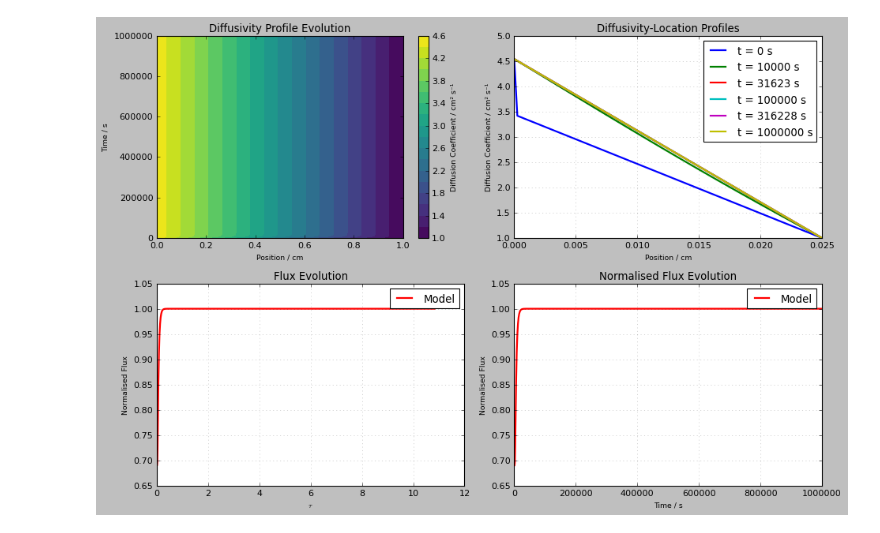
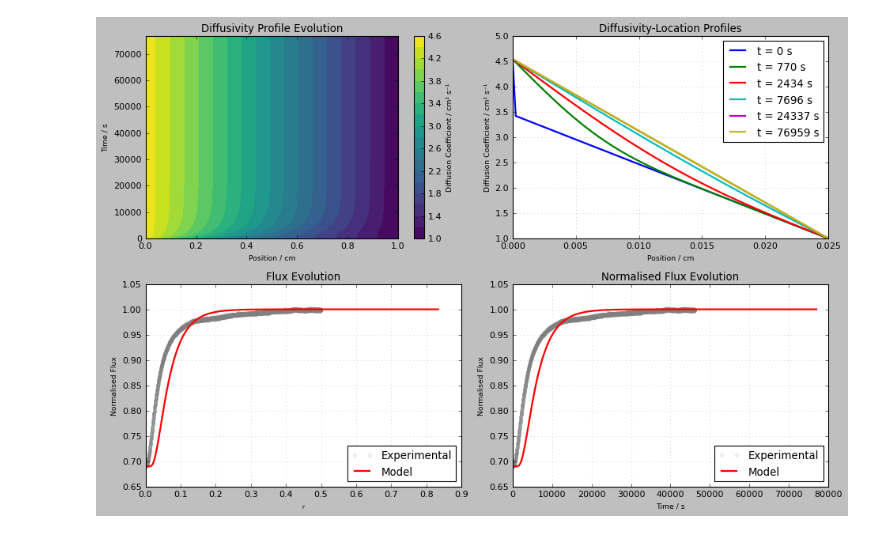
Before and after one commit to louis-sh-nguyen/object-oriented-pemeation-analysis, a Jupyter notebook: notebooks/pressure-step-modelling.ipynb, the cells around one changed output. Drawn from its saved outputs; the diff is of its cells as text; code cells hidden in the pictures.

Commit message:
add exp data to pressure-step model

```diff
--- a/notebooks/pressure-step-modelling.ipynb
+++ b/notebooks/pressure-step-modelling.ipynb
@@ -125,3 +127,26 @@ def _solve_pde(previous_D1_prime, D1_prime, DT_0, T, X, L, dx,
     })
 
     return Dprime_df, flux_df
+# %%
+DT_0 = 6.77e-9
+thickness = THICKNESS_DICT[experiment]
+T = step_2_data['time'].max() # [s]
+
+# Exp data for S4R6
+experimental_data = processed_data.to_csv(Path.cwd() / f'{experiment}_processed.csv', index=False)
+
+# time range for step 2
+time_range = [103296.700000286, 149478.22]
+
+step_2_data = processed_data[
+    (processed_data['time'] >= time_range[0]) &
+    (processed_data['time'] <= time_range[1])
+]
+step_2_data['time'] -= time_range[0]  # Normalize time to start from 0
+
+# Add normalised flux
+step_2_data['rolling_avg'] = step_2_data['flux'].rolling(window=10, center=True).mean()
+rolling_avg_max = step_2_data['flux'].rolling(window=10, center=True).mean().max()
+step_2_data['normalised_flux'] = step_2_data['flux'] / rolling_avg_max
+step_2_data['tau'] = DT_0 * step_2_data['time'] / thickness**2
+step_2_data = step_2_data[['time', 'flux', 'normalised_flux', 'yCO2_bl', 'pressure', 'tau']]
@@ -128,15 +174,12 @@ def _solve_pde(previous_D1_prime, D1_prime, DT_0, T, X, L, dx,
 # %%
-thickness = THICKNESS_DICT[experiment]
-T = 1e6 # [s]
-
 # Solver with solve_ivp
 Dprime_df, flux_df = _solve_pde(
     previous_D1_prime=3.4406,
     D1_prime=4.537,
-    DT_0=6.77e-9,
+    DT_0=DT_0,
     T=T,
     X=1.0,
-    L=THICKNESS_DICT[experiment],
+    L=thickness,
     dx=0.01,
     dt_init=0.001,
     rel_tol=1e-8,
@@ -155,33 +198,33 @@ plot_diffusivity_profile(
     diffusivity_profile=Dprime_df,
     ax=ax1,
     display=False
 )
 
 # Plot concentration-location profiles
 plot_diffusivity_location_profile(
     diffusivity_profile=Dprime_df,
     L=thickness,
     T=T,
     ax=ax2,
     display=False
 )
 
 # Plot flux evolution
 plot_norm_flux_over_tau(
     flux_data=flux_df,
-    # experimental_data=experimental_data,
+    experimental_data=step_2_data,
     ax=ax3,
     display=False
 )
 
 plot_norm_flux_over_time(
     flux_data=flux_df,
-    # experimental_data=experimental_data,
+    experimental_data=step_2_data,
     ax=ax4,
     display=False
 )
 
 plt.tight_layout()
 plt.show()
 # %% [output]
-[figure, old version]
+[figure, new version]
```
Also changed, not shown: parts of 4 cells of this notebook.
